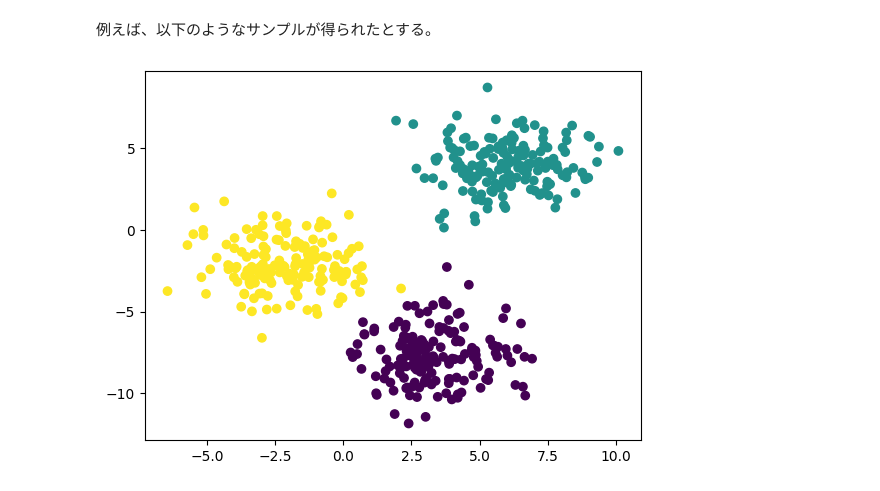
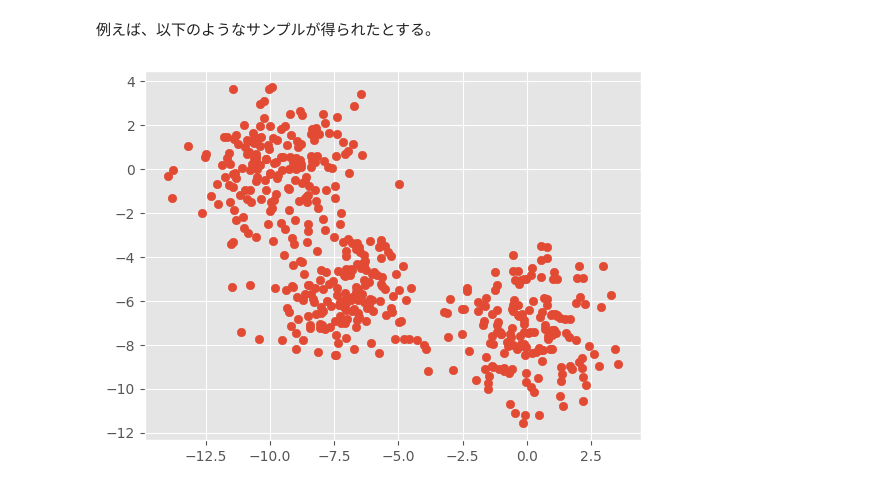
Before and after one commit to misya11p/probabilistic-models, a Jupyter notebook: em-algorithm.ipynb, the cells around one changed output. Drawn from its saved outputs; the diff is of its cells as text; code cells hidden in the pictures.

```diff
--- a/em-algorithm.ipynb
+++ b/em-algorithm.ipynb
@@ -14,6 +14,7 @@ import pyro
 import pyro.distributions as dist
 import numpy as np
 import matplotlib.pyplot as plt
+plt.style.use("ggplot")
 # %% [markdown]
 
 ---
@@ -359,12 +439,22 @@ GMM: *Gaussian Mixture Model*
+# %%
+import numpy as np
+import scipy as sp
+import matplotlib.pyplot as plt
+plt.style.use("ggplot")
 # %%
 from sklearn.datasets import make_blobs
+# %%
+N = 500
+d = 2
+K = 3
 # %%
 X, y = make_blobs(
-    n_samples=500,
-    n_features=2,
-    centers=3,
+    n_samples=N,
+    n_features=d,
+    centers=K,
     cluster_std=1.5,
+    random_state=9,
 )
-plt.scatter(X[:, 0], X[:, 1], c=y);
+plt.scatter(X[:, 0], X[:, 1]);
 # %% [output]
-[figure, old version]
+[figure, new version]
```
Also changed, not shown: parts of 24 cells of this notebook.
